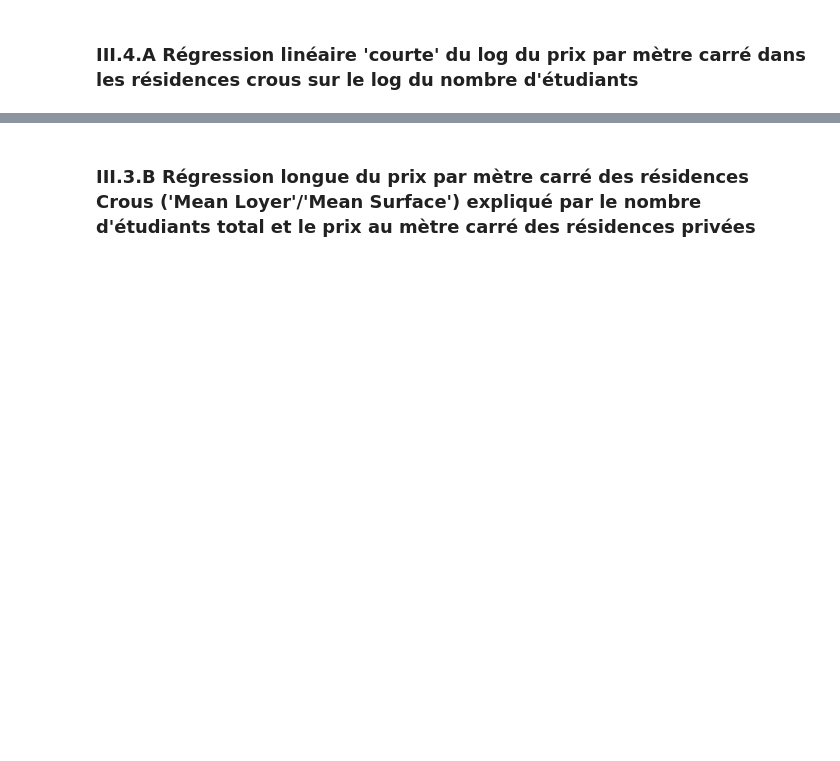
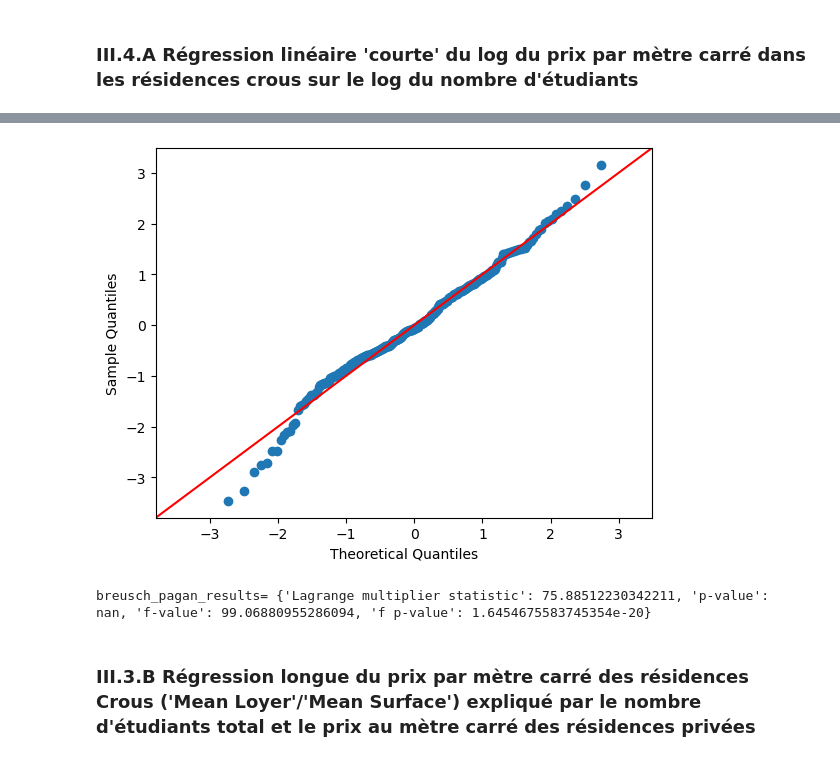
Before and after one commit to Simgnt/La-loi-du-Crous, a Jupyter notebook: Regressions.ipynb, the cells around one changed output, grey strips where cells are left out. Cells and saved outputs as stored; diff of their text form; code cells hidden in the pictures; blank space fills up the shorter version.

```diff
--- a/Regressions.ipynb
+++ b/Regressions.ipynb
@@ -635,0 +613,9 @@ On effectue une régression plus longue pour essayer d'identifier la présence d
+# %%
+"""
+On effectue une régression prenant en compte une possible hétéroscedasticité des résidus avec le module RLM (Robust Linear Method) de statsmodel.
+"""
+x = sm.add_constant(df2['Max Surface']) #on ajoute l'intercept à la variable explicative, qui n'est pas inclus par défaut avec le module RLM.
+rlm_model = sm.RLM(df2['Max Loyer'], x).fit()
+print('coefficients = ',rlm_model.params)
+print('standard errors=',rlm_model.bse)
+print(rlm_model.summary())
@@ -784,0 +790,8 @@ get_OLS_reg(df_students['Nbstudents_total'],df_students['Max Loyer'])
+# %%
+"""
+On effectue une régression plus longue pour essayer d'identifier la présence d'un biais de sélection.
+"""
+x = sm.add_constant(df_students[['Max Surface','Nbstudents_total']]) #on ajoute l'intercept à la variable explicative.
+rlm_model = sm.RLM(df_students['Max Loyer'], x).fit()
+
+print(rlm_model.summary())
@@ -800,0 +856,8 @@ get_OLS_reg(x,y)
+# %%
+"""
+On remarque que certains points dévient de la droite à 45 degrés sur le graphique. On effectue une régression robuste.
+"""
+resrlm = sm.RLM(y, x).fit()
+print('coefficient = ',resrlm.params)
+print('standard error=',resrlm.bse)
+print(resrlm.summary())
@@ -801,6 +882,17 @@ get_OLS_reg(x,y)
+# %%
+ res = resrlm.resid
+fig = sm.qqplot(res, fit=True, line="45")
+# %% [output]
+[figure, added]
 # %%
 """
-On effectuer le test de Breusch-Pagan avec la fonction get_bp_test.
+On effectuer le test de Breusch-Pagan sur la régression RLM.
 """
 
-get_bp_test(x,y)
+#bp_test=sm.stats.diagnostic.het_breuschpagan(res,x)
+test_bp_results= sms.het_breuschpagan(res, resrlm.model.exog)
+labels = ['Lagrange multiplier statistic', 'p-value','f-value', 'f p-value']
+
+print('breusch_pagan_results=',dict(zip(labels, test_bp_results)))
+# %% [output]
+breusch_pagan_results= {'Lagrange multiplier statistic': 75.88512230342211, 'p-value': nan, 'f-value': 99.06880955286094, 'f p-value': 1.6454675583745354e-20}
```
Also changed, not shown: parts of 45 cells of this notebook, 1 other file.
